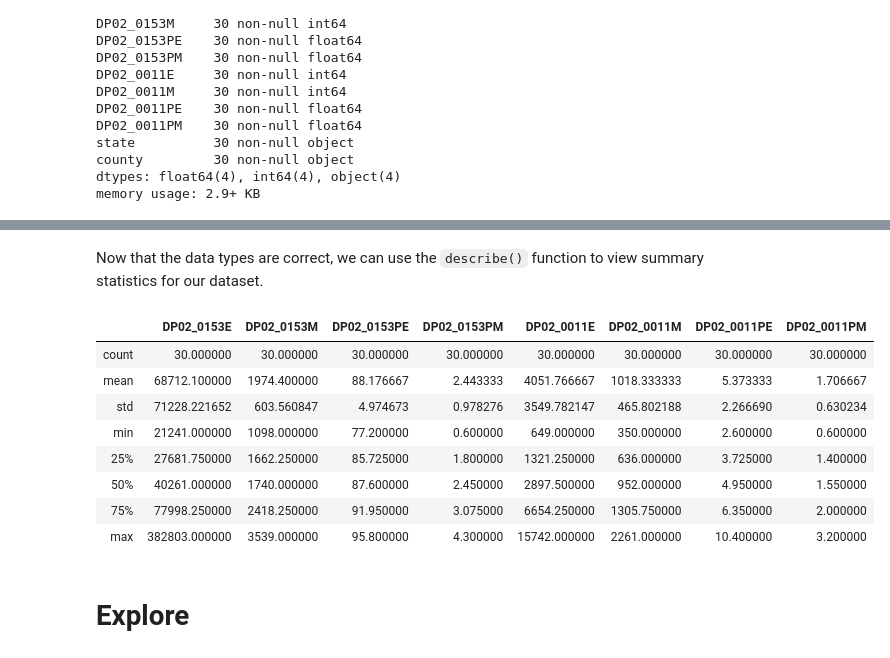
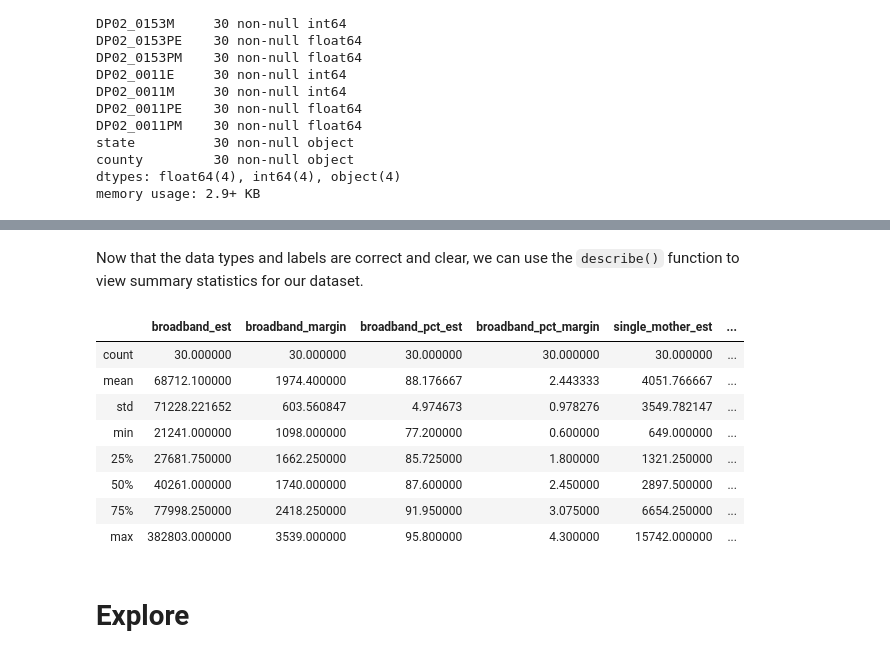
Before and after one commit to jammy-bot/acs-api, a Jupyter notebook: notebooks/2-api-data.ipynb, the cells around one changed output, grey strips where cells are left out. Cells and saved outputs as stored; diff of their text form; code cells hidden in the pictures.

Commit message:
rename columns

```diff
--- a/notebooks/2-api-data.ipynb
+++ b/notebooks/2-api-data.ipynb
@@ -336,7 +332,7 @@ Appending to C:\Users\jamel\myprojects\acs-api\helpers\__init__.py
 ### Convert columns.
 # %%
 # listing variables to convert to int/float
-int_vars = ["DP02_0153E", "DP02_0153M", "DP02_0011E", "DP02_0011M"]**Import the new modules**
+int_vars = ["DP02_0153E", "DP02_0153M", "DP02_0011E", "DP02_0011M"]
 float_vars = ["DP02_0153PE", "DP02_0153PM", "DP02_0011PE", "DP02_0011PM"]
 # %%
 # viewing column data types
@@ -409,0 +415,7 @@ memory usage: 2.9+ KB
+# %%
+# rename columns by mapping `metadata_dict` labels to column headers
+dict_df = api_df.rename(columns={'DP02_0153E': 'broadband_est', 'DP02_0153M': 'broadband_margin',
+                                 'DP02_0153PE': 'broadband_pct_est', 'DP02_0153PM': 'broadband_pct_margin',
+                                 'DP02_0011E': 'single_mother_est', 'DP02_0011M': 'single_mother_margin',
+                                 'DP02_0011PE': 'single_mother_pct_est', 'DP02_0011PM': 'single_mother_pct_margin'})
+dict_df
@@ -410,18 +440,18 @@ memory usage: 2.9+ KB
 # %% [markdown]
-Now that the data types are correct, we can use the `describe()` function to view summary statistics for our dataset.
+Now that the data types and labels are correct and clear, we can use the `describe()` function to view summary statistics for our dataset.
 # %%
 # viewing summary statistics
-api_df.describe()
+dict_df.describe()
 # %% [output]
-|  | DP02_0153E | DP02_0153M | DP02_0153PE | DP02_0153PM | DP02_0011E | DP02_0011M | DP02_0011PE | DP02_0011PM |
-| count | 30.000000 | 30.000000 | 30.000000 | 30.000000 | 30.000000 | 30.000000 | 30.000000 | 30.000000 |
-| mean | 68712.100000 | 1974.400000 | 88.176667 | 2.443333 | 4051.766667 | 1018.333333 | 5.373333 | 1.706667 |
-| std | 71228.221652 | 603.560847 | 4.974673 | 0.978276 | 3549.782147 | 465.802188 | 2.266690 | 0.630234 |
-| min | 21241.000000 | 1098.000000 | 77.200000 | 0.600000 | 649.000000 | 350.000000 | 2.600000 | 0.600000 |
-| 25% | 27681.750000 | 1662.250000 | 85.725000 | 1.800000 | 1321.250000 | 636.000000 | 3.725000 | 1.400000 |
-| 50% | 40261.000000 | 1740.000000 | 87.600000 | 2.450000 | 2897.500000 | 952.000000 | 4.950000 | 1.550000 |
-| 75% | 77998.250000 | 2418.250000 | 91.950000 | 3.075000 | 6654.250000 | 1305.750000 | 6.350000 | 2.000000 |
-| max | 382803.000000 | 3539.000000 | 95.800000 | 4.300000 | 15742.000000 | 2261.000000 | 10.400000 | 3.200000 |
+|  | broadband_est | broadband_margin | broadband_pct_est | broadband_pct_margin | single_mother_est | ... |
+| count | 30.000000 | 30.000000 | 30.000000 | 30.000000 | 30.000000 | ... |
+| mean | 68712.100000 | 1974.400000 | 88.176667 | 2.443333 | 4051.766667 | ... |
+| std | 71228.221652 | 603.560847 | 4.974673 | 0.978276 | 3549.782147 | ... |
+| min | 21241.000000 | 1098.000000 | 77.200000 | 0.600000 | 649.000000 | ... |
+| 25% | 27681.750000 | 1662.250000 | 85.725000 | 1.800000 | 1321.250000 | ... |
+| 50% | 40261.000000 | 1740.000000 | 87.600000 | 2.450000 | 2897.500000 | ... |
+| 75% | 77998.250000 | 2418.250000 | 91.950000 | 3.075000 | 6654.250000 | ... |
+| max | 382803.000000 | 3539.000000 | 95.800000 | 4.300000 | 15742.000000 | ... |
 # %% [markdown]
 # Explore
 # %% [markdown]
```
Also changed, not shown: parts of 5 cells of this notebook.
